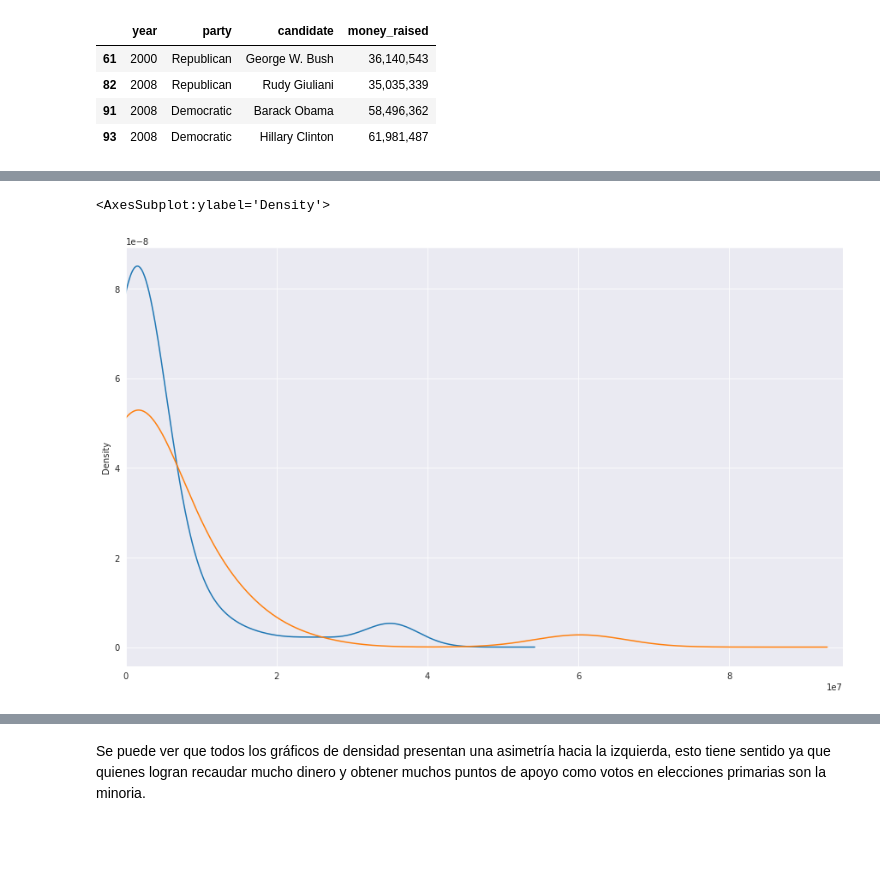
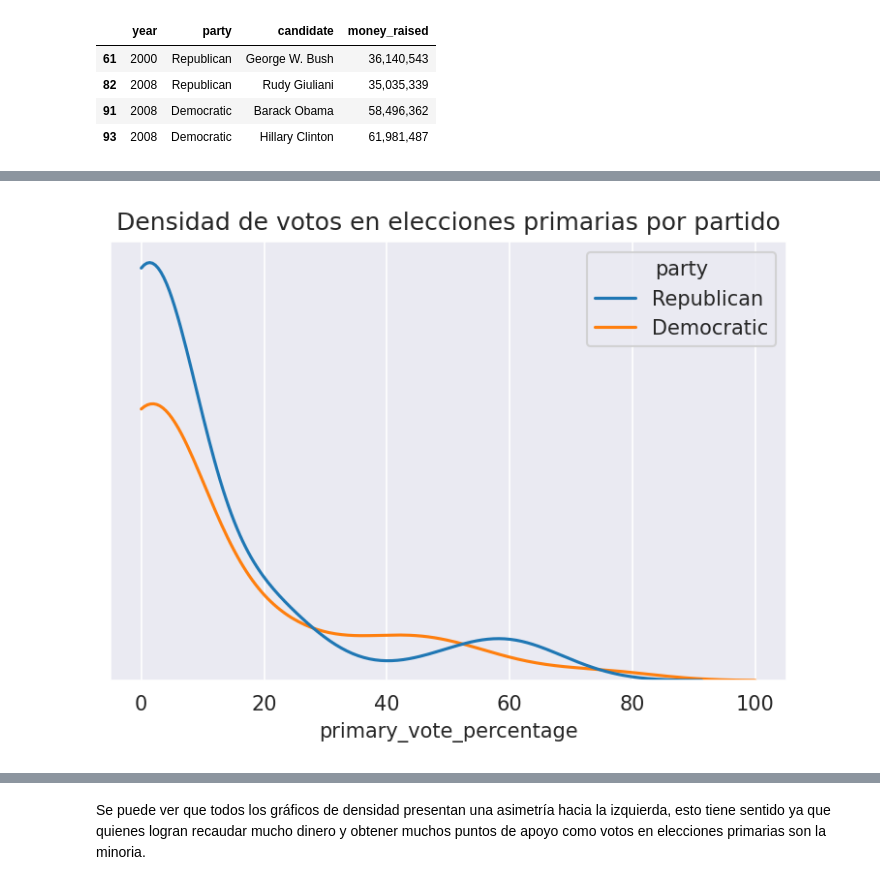
Before and after one commit to 1gnacio/orgadatos-kaggle-tp1, a Jupyter notebook: notebook707f668b56.ipynb, the cells around one changed output, grey strips where cells are left out. Drawn from its saved outputs; the diff is of its cells as text; code cells hidden in the pictures; blank space fills up the shorter version.

```diff
--- a/notebook707f668b56.ipynb
+++ b/notebook707f668b56.ipynb
@@ -509,6 +498,9 @@ data_dem['percentage_endorsement_points'].plot.kde()
-# %%
-data_rep['money_raised'].plot.kde(figsize=(15,9), xlim=(0, 9.5 * 10**7))
-data_dem['money_raised'].plot.kde()
-# %% [output]
-<AxesSubplot:ylabel='Density'>
-[figure, removed]
+# %%
+plt.figure(dpi=150)
+ax = sns.kdeplot(data=data, x='primary_vote_percentage', hue='party', clip= (0, 100))
+ax.set_title("Densidad de votos en elecciones primarias por partido")
+ax.set_ylabel('')
+plt.yticks([])
+plt.show()
+# %% [output]
+[figure, added]
```
Also changed, not shown: parts of 76 cells of this notebook.
